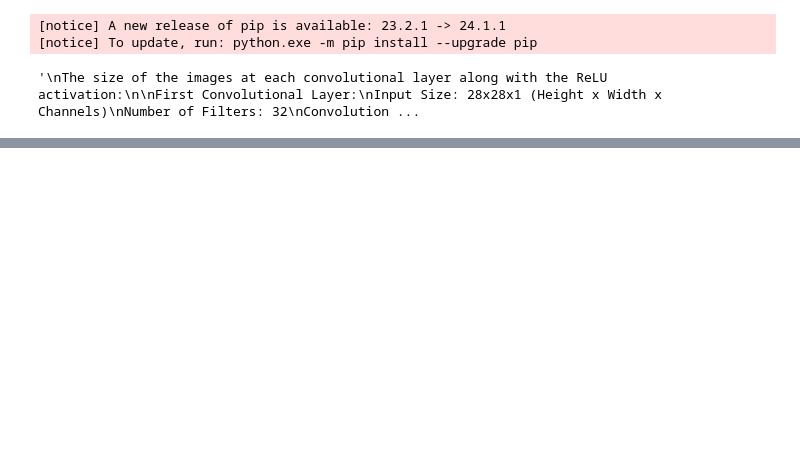
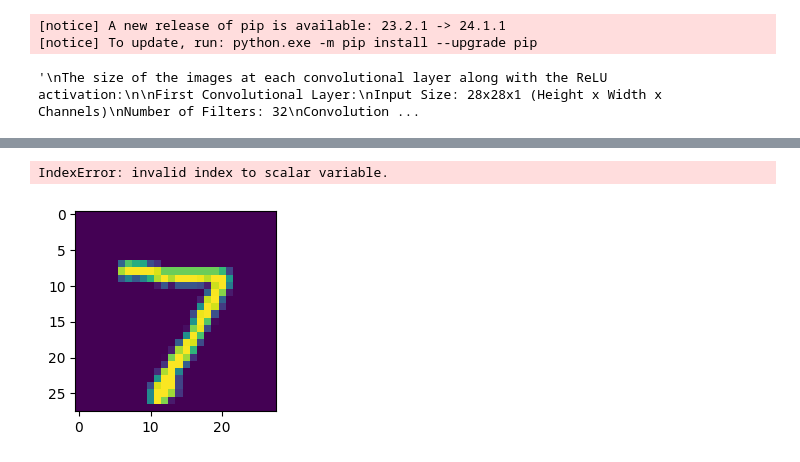
Before and after one commit to valerieliang/intro-to-cnn, a Jupyter notebook: cnn_model.ipynb, the cells around one changed output, grey strips where cells are left out. Drawn from its saved outputs; the diff is of its cells as text; code cells hidden in the pictures; blank space fills up the shorter version.

```diff
--- a/cnn_model.ipynb
+++ b/cnn_model.ipynb
@@ -135,9 +162,12 @@ predictions = model.predict(test_images)
 # %%
 # Visualize the first 5 images and their predicted labels
 plt.figure(figsize=(15, 3))
 for i in range(5):
-  plt.subplot(1, 5, i+1)
-  plt.imshow(test_images[i], interpolation='nearest')
-  plt.title(f"Actual: {class_names[test_labels[i][0]]}\nPredicted: {class_names[np.argmax(predictions[i])]}")
-  plt.axis('off')
+    plt.subplot(1, 5, i+1)
+    plt.imshow(test_images[i], interpolation='nearest')
+    plt.title(f"Actual: {class_names[test_labels[i]]}\nPredicted: {class_names[np.argmax(predictions[i])]}")
+    plt.axis('off')
 plt.show()
+# %% [output]
+IndexError: invalid index to scalar variable.
+[figure, added]
```
Also changed, not shown: parts of 4 cells of this notebook.
